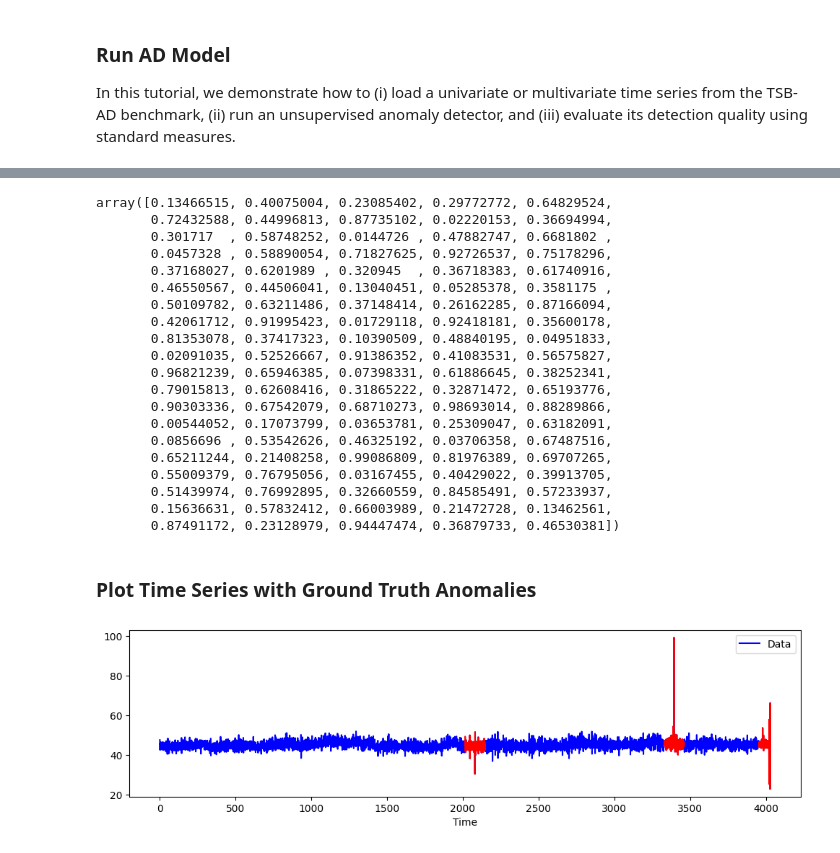
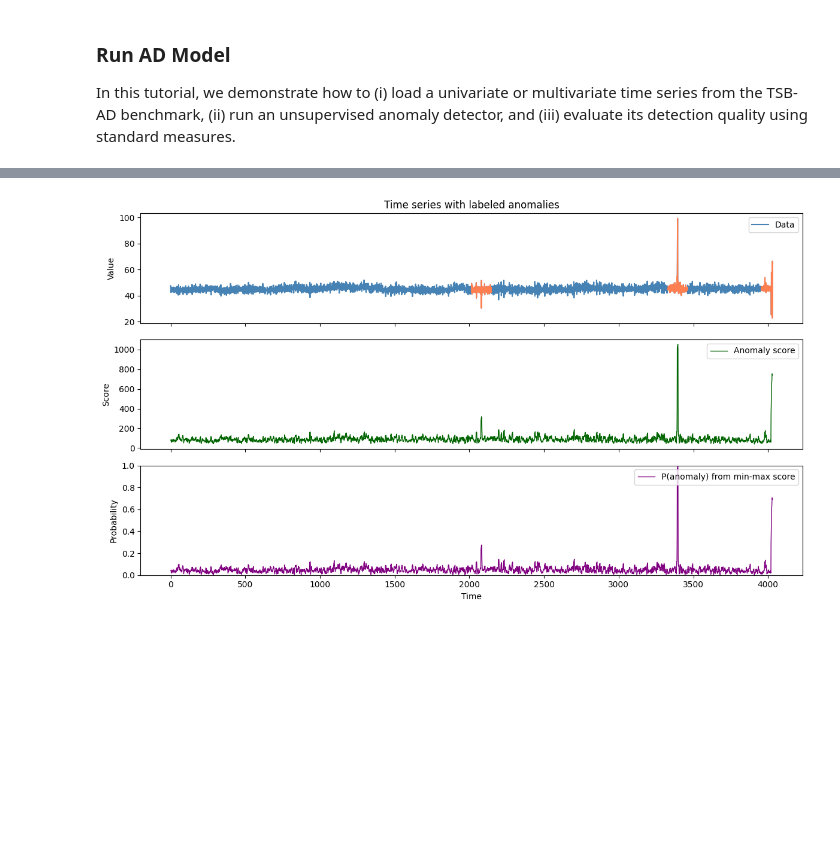
Before and after one commit to pleaseaddhyphens/tsfm-2026, a Jupyter notebook: a_quick_start.ipynb, the cells around one changed output, grey strips where cells are left out. Saved outputs shown, nothing was run; the diff lists cells and outputs as text; code cells hidden in the pictures; blank space fills up the shorter version.

```diff
--- a/a_quick_start.ipynb
+++ b/a_quick_start.ipynb
@@ -66,43 +31,59 @@ RandomDetector evaluation:
-# %%
-output_custom[2500:2600]
-# %% [output]
-array([0.13466515, 0.40075004, 0.23085402, 0.29772772, 0.64829524,
-       0.72432588, 0.44996813, 0.87735102, 0.02220153, 0.36694994,
-       0.301717  , 0.58748252, 0.0144726 , 0.47882747, 0.6681802 ,
-       0.0457328 , 0.58890054, 0.71827625, 0.92726537, 0.75178296,
-       0.37168027, 0.6201989 , 0.320945  , 0.36718383, 0.61740916,
-       0.46550567, 0.44506041, 0.13040451, 0.05285378, 0.3581175 ,
-       0.50109782, 0.63211486, 0.37148414, 0.26162285, 0.87166094,
-       0.42061712, 0.91995423, 0.01729118, 0.92418181, 0.35600178,
-       0.81353078, 0.37417323, 0.10390509, 0.48840195, 0.04951833,
-       0.02091035, 0.52526667, 0.91386352, 0.41083531, 0.56575827,
-       0.96821239, 0.65946385, 0.07398331, 0.61886645, 0.38252341,
-       0.79015813, 0.62608416, 0.31865222, 0.32871472, 0.65193776,
-       0.90303336, 0.67542079, 0.68710273, 0.98693014, 0.88289866,
-       0.00544052, 0.17073799, 0.03653781, 0.25309047, 0.63182091,
-       0.0856696 , 0.53542626, 0.46325192, 0.03706358, 0.67487516,
-       0.65211244, 0.21408258, 0.99086809, 0.81976389, 0.69707265,
-       0.55009379, 0.76795056, 0.03167455, 0.40429022, 0.39913705,
-       0.51439974, 0.76992895, 0.32660559, 0.84585491, 0.57233937,
-       0.15636631, 0.57832412, 0.66003989, 0.21472728, 0.13462561,
-       0.87491172, 0.23128979, 0.94447474, 0.36879733, 0.46530381])
-# %% [markdown]
-### Plot Time Series with Ground Truth Anomalies
 # %%
+import numpy as np
 import matplotlib.pyplot as plt
 from TSB_AD.evaluation.basic_metrics import basic_metricor
 
 grader = basic_metricor()
 range_anomaly = grader.range_convers_new(label)
-fig, ax = plt.subplots(figsize=(12, 3))  # Adjust the figure size as needed
-ax.plot(range(len(data)), data, color='blue', linewidth=1.5, label='Data')
+
+series = np.asarray(data).squeeze()
+if series.ndim > 1:
+    series_plot = series[:, 0]
+else:
+    series_plot = series
+
+score = np.asarray(output_model, dtype=float).ravel()
+n = min(len(series_plot), len(score))
+t = np.arange(n)
+score = score[:n]
+series_plot = series_plot[:n]
+
+# Pseudo-probability from raw score (same min-max as metric_ECE with from_raw_score=True)
+lo, hi = float(np.min(score)), float(np.max(score))
+if hi - lo <= grader.eps:
+    prob = np.full_like(score, 0.5)
+else:
+    prob = (score - lo) / (hi - lo)
+prob = np.clip(prob, 0.0, 1.0)
+
+fig, (ax0, ax1, ax2) = plt.subplots(3, 1, figsize=(12, 7), sharex=True)
+ax0.plot(t, series_plot, color="steelblue", linewidth=1.5, label="Data")
 for r in range_anomaly:
+    if r[0] >= n:
+        continue
     if r[0] == r[1]:
-        ax.plot(r[0], data[r[0]], 'ro', markersize=10)
+        ax0.plot(r[0], series_plot[r[0]], "ro", markersize=8)
     else:
-        ax.plot(range(r[0], r[1] + 1), data[r[0]:r[1] + 1], color='red', linewidth=1.5)
-plt.legend()
-plt.xlabel('Time')
+        ax0.plot(
+            np.arange(r[0], min(r[1] + 1, n)),
+            series_plot[r[0] : min(r[1] + 1, n)],
+            color="coral",
+            linewidth=1.5,
+        )
+ax0.set_ylabel("Value")
+ax0.legend(loc="upper right")
+ax0.set_title("Time series with labeled anomalies")
+
+ax1.plot(t, score, color="darkgreen", linewidth=1.0, label="Anomaly score")
+ax1.set_ylabel("Score")
+ax1.legend(loc="upper right")
+
+ax2.plot(t, prob, color="purple", linewidth=1.0, label="P(anomaly) from min-max score")
+ax2.set_ylabel("Probability")
+ax2.set_ylim(0.0, 1.0)
+ax2.set_xlabel("Time")
+ax2.legend(loc="upper right")
+plt.tight_layout()
 plt.show()
 # %% [output]
-[figure, old version]
+[figure, new version]
```
Also changed, not shown: parts of 3 cells of this notebook, 2 other files.
